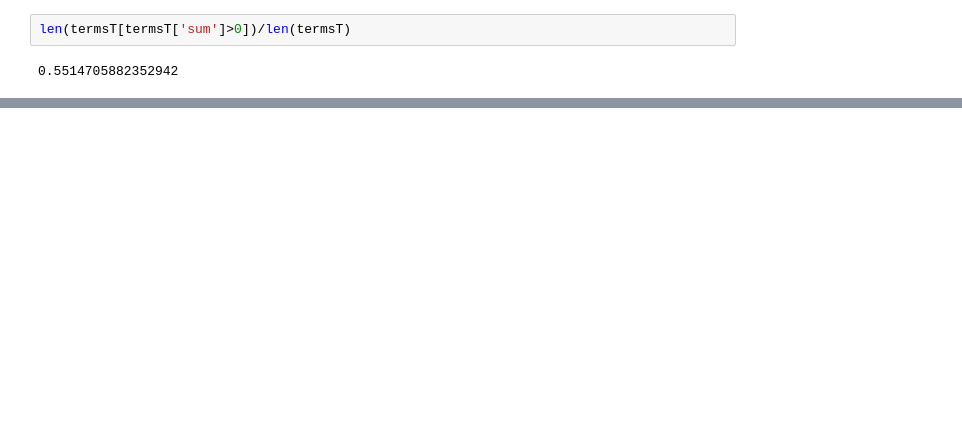
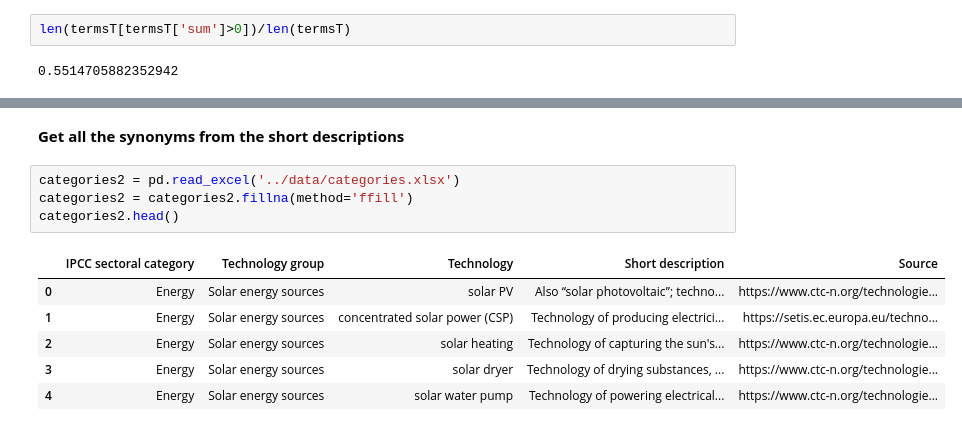
Before and after one commit to MaastrichtU-IDS/clean-technologies-nlp, a Jupyter notebook: notebooks/Clean-tech.ipynb, the cells around one changed output, grey strips where cells are left out. Saved outputs shown, nothing was run; the diff lists cells and outputs as text; blank space fills up the shorter version.

```diff
--- a/notebooks/Clean-tech.ipynb
+++ b/notebooks/Clean-tech.ipynb
@@ -300,0 +323,13 @@ len(termsT[termsT['sum']>0])/len(termsT)
+# %% [markdown]
+**Get all the synonyms from the short descriptions**
+# %%
+categories2 = pd.read_excel('../data/categories.xlsx')
+categories2 = categories2.fillna(method='ffill')
+categories2.head()
+# %% [output]
+|  | IPCC sectoral category | Technology group | Technology | Short description | Source |
+| 0 | Energy | Solar energy sources | solar PV | Also “solar photovoltaic”; techno... | https://www.ctc-n.org/technologie... |
+| 1 | Energy | Solar energy sources | concentrated solar power (CSP) | Technology of producing electrici... | https://setis.ec.europa.eu/techno... |
+| 2 | Energy | Solar energy sources | solar heating | Technology of capturing the sun's... | https://www.ctc-n.org/technologie... |
+| 3 | Energy | Solar energy sources | solar dryer | Technology of drying substances, ... | https://www.ctc-n.org/technologie... |
+| 4 | Energy | Solar energy sources | solar water pump | Technology of powering electrical... | https://www.ctc-n.org/technologie... |
```
Also changed, not shown: parts of 20 cells of this notebook, 1 other file.
